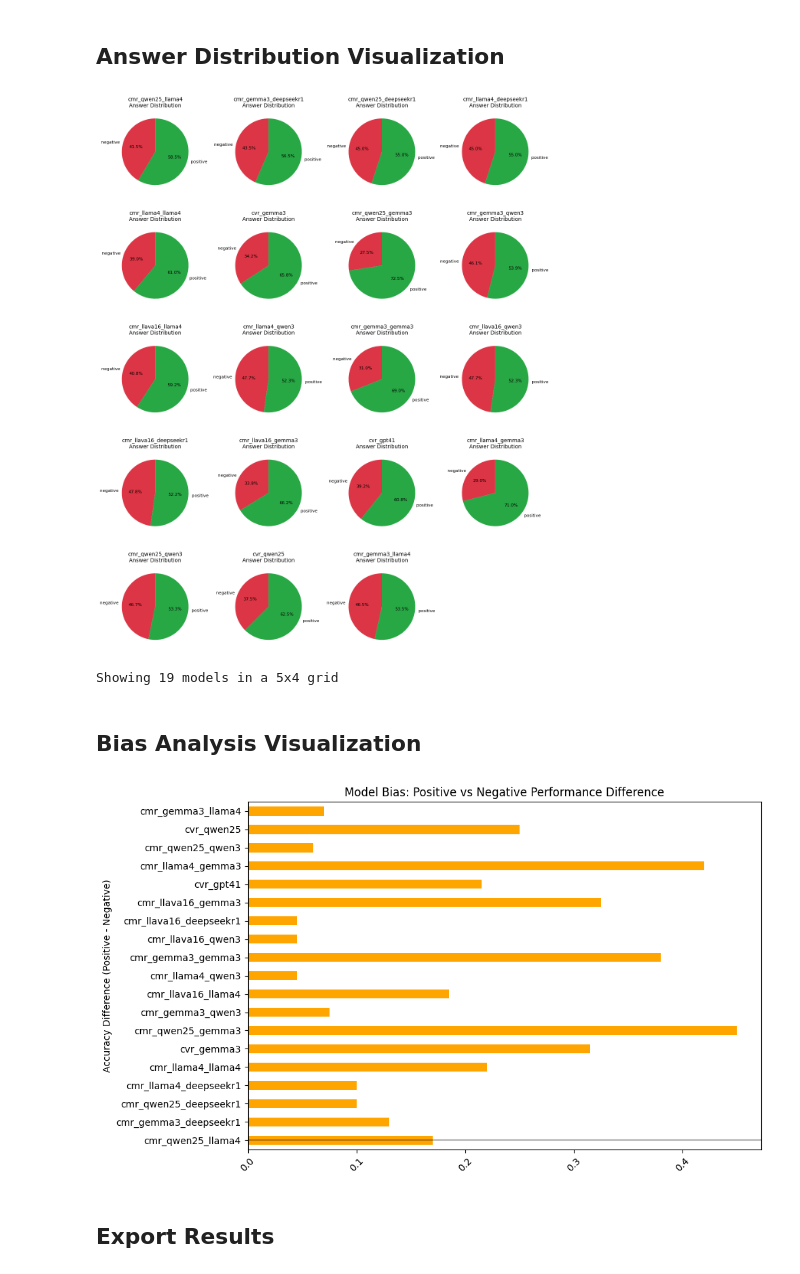
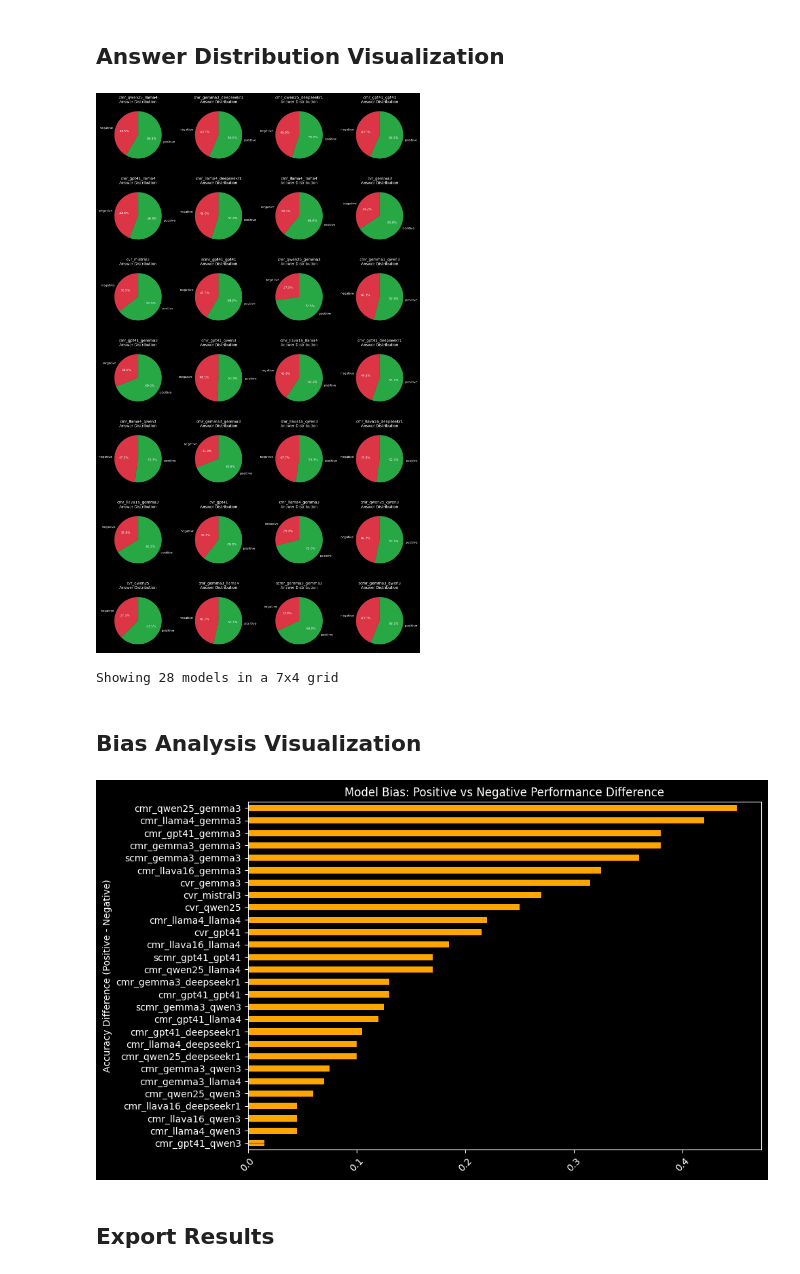
Before and after one commit to mrprofessor/bongard_playbook, a Jupyter notebook: notebooks/analytics.ipynb, the cells around one changed output. Drawn from its saved outputs; the diff is of its cells as text; code cells hidden in the pictures.

Commit message:
Structured caption generation

```diff
--- a/notebooks/analytics.ipynb
+++ b/notebooks/analytics.ipynb
@@ -10,10 +10,12 @@ import seaborn as sns
 from collections import defaultdict, Counter
 import numpy as np
 import re
+
+plt.style.use('dark_background')
 # %% [markdown]
 ## Helper Functions & Load Metadata
 # %%
-captions_path = "../captions/qwen25_captions.json"
+captions_path = "../captions/gpt41_captions.json"
 common_sense_path = "../commonsense.json"
 dataset_path = "../transformed_dataset.json"
 
@@ -312,7 +312,7 @@ print("=== TOP 25 MOST DIFFICULT UIDs ===")
 print(f"{'UID':<12} {'Success Rate':<13} {'Failed/Total':<12} {'Concept':<25} {'Type':<8}")
 print("-" * 70)
 
-for i, (uid, stats) in enumerate(sorted_uids[:25]):
+for i, (uid, stats) in enumerate(sorted_uids[:50]):
     base_uid = uid.replace("_A", "").replace("_B", "")
     variant = "A (pos)" if uid.endswith("_A") else "B (neg)"
     concept = metadata.get(base_uid, {}).get('concept', 'unknown')[:24]
@@ -514,24 +514,25 @@ plt.show()
 
 print(f"Showing {num_models} models in a {rows}x{cols} grid")
 # %% [output]
-[figure, old version]
+[figure, new version]
-Showing 19 models in a 5x4 grid
+Showing 28 models in a 7x4 grid
 # %% [markdown]
 ## Bias Analysis Visualization
 # %%
 # Bias Analysis Visualization
 if not pos_neg_df.empty:
+    sorted_df = pos_neg_df.sort_values('pos_neg_diff')
     plt.figure(figsize=(10, 6))
     colors = ['red' if x < 0 else 'orange' for x in pos_neg_df['pos_neg_diff']]
-    pos_neg_df['pos_neg_diff'].plot(kind='barh', color=colors)
+    sorted_df['pos_neg_diff'].plot(kind='barh', color=colors)
     plt.title('Model Bias: Positive vs Negative Performance Difference')
     plt.ylabel('Accuracy Difference (Positive - Negative)')
     plt.axhline(y=0, color='black', linestyle='-', alpha=0.3)
     plt.xticks(rotation=45)
     plt.tight_layout()
     plt.show()
 # %% [output]
-[figure, old version]
+[figure, new version]
 # %% [markdown]
 ## Export Results
 # %%
```
Also changed, not shown: parts of 8 cells of this notebook, 23 other files.
